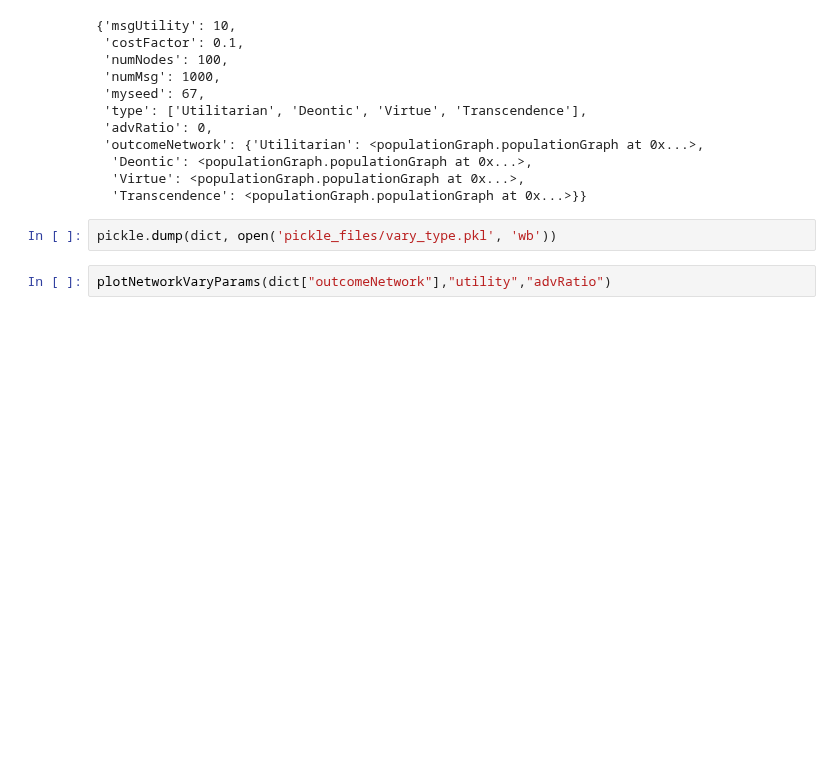
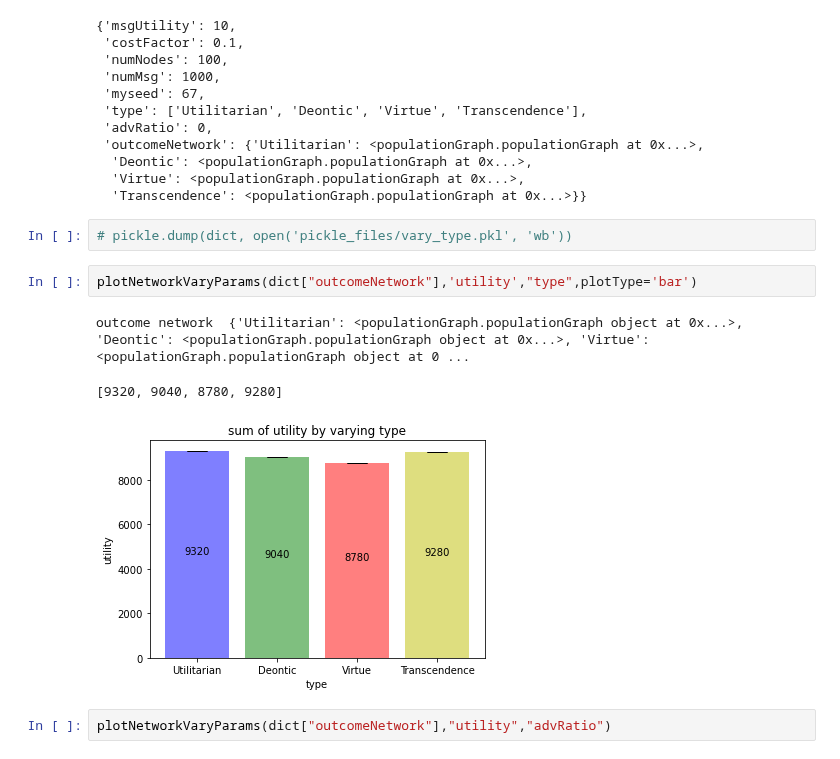
Before and after one commit to WSL-IIITB/SPECTRA, a Jupyter notebook: simulateVaryType.ipynb, the cells around one changed output. Cells and saved outputs as stored; diff of their text form; blank space fills up the shorter version.

```diff
--- a/simulateVaryType.ipynb
+++ b/simulateVaryType.ipynb
@@ -99,7 +99,13 @@ dict
   'Virtue': <populationGraph.populationGraph at 0x...>,
   'Transcendence': <populationGraph.populationGraph at 0x...>}}
 # %%
-pickle.dump(dict, open('pickle_files/vary_type.pkl', 'wb'))
+# pickle.dump(dict, open('pickle_files/vary_type.pkl', 'wb'))
+# %%
+plotNetworkVaryParams(dict["outcomeNetwork"],'utility',"type",plotType='bar')
+# %% [output]
+outcome network  {'Utilitarian': <populationGraph.populationGraph object at 0x...>, 'Deontic': <populationGraph.populationGraph object at 0x...>, 'Virtue': <populationGraph.populationGraph object at 0 ...
+[9320, 9040, 8780, 9280]
+[figure, added]
 # %%
 plotNetworkVaryParams(dict["outcomeNetwork"],"utility","advRatio")
 # %% [output]
```
Also changed, not shown: parts of 1 cell of this notebook, 10 other files.
